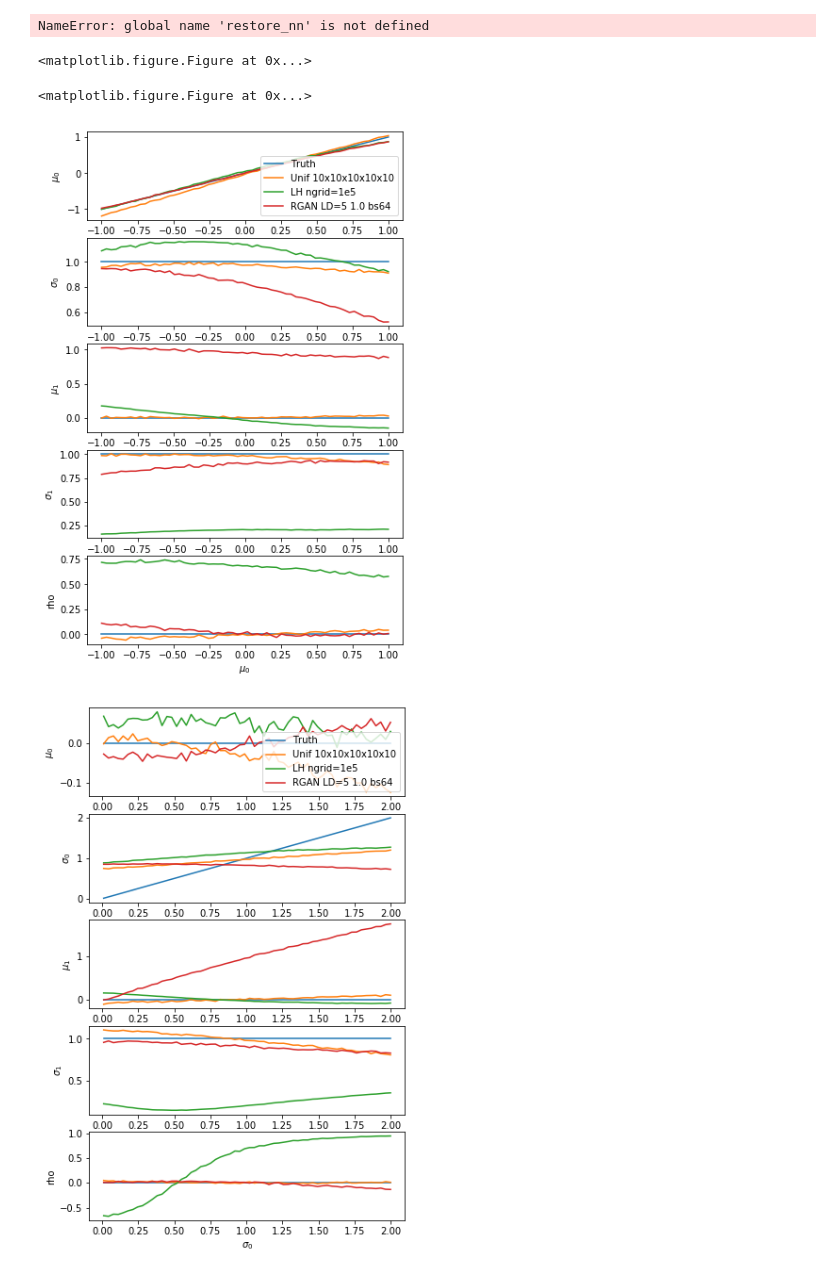
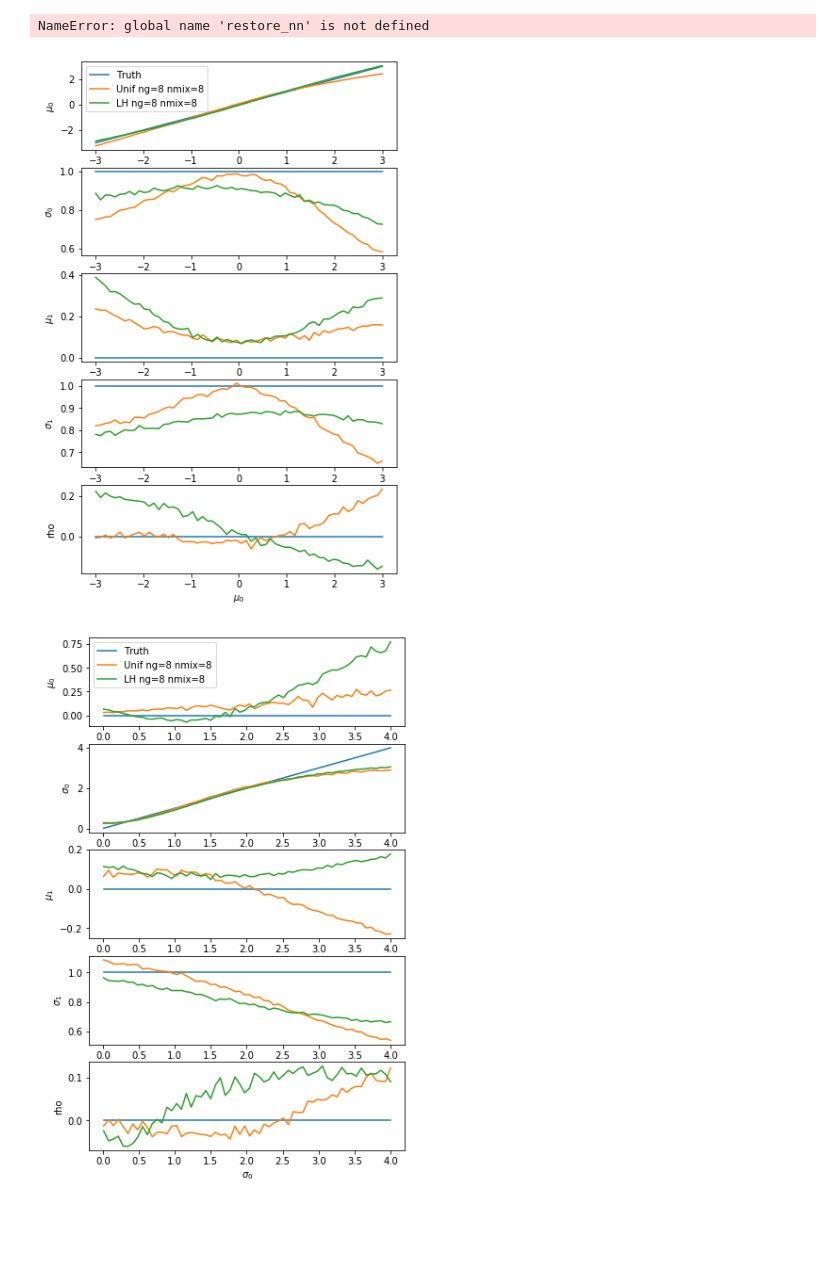
Before and after one commit to RichardFeder-zz/gan-work, a Jupyter notebook: gan_tests.ipynb, the cells around one changed output. Cells and saved outputs as stored; diff of their text form; code cells hidden in the pictures; blank space fills up the shorter version.

Commit message:
mixing in samples from multiple conditional params in each batch, can save intermediate samples

```diff
--- a/gan_tests.ipynb
+++ b/gan_tests.ipynb
@@ -294,9 +296,10 @@ for i, mu in enumerate(mu_range):
 
 def compare_nns(timestr_list, labels, idx = 0, idx2s=[0], nsamp=1000, save=False):
 
-
-    mu_range = np.linspace(-1, 1, 60)
-    sig_range = np.linspace(0.01, 2, 60)
+    mu_range = np.linspace(-3, 3, 60)
+    sig_range = np.linspace(0.01, 4, 60)
+#     mu_range = np.linspace(-1, 1, 60)
+#     sig_range = np.linspace(0.01, 2, 60)
 
     nets = []
     pdicts = []
@@ -313,10 +316,12 @@ def compare_nns(timestr_list, labels, idx = 0, idx2s=[0], nsamp=1000, save=False
 
 
     cond_param_list = np.zeros((60, len(cond_params)))
-    if idx==0 or idx==2 or idx==4:
+    if idx==0 or idx==2:
         val_array = mu_range # same for correlation coefficient as mu
     elif idx==1 or idx==3:
         val_array = sig_range
+    elif idx==4:
+        val_array = np.linspace(-1, 1, 60)
 
     for i, val in enumerate(val_array):
         cond_param_list[i,:] = cond_params
@@ -347,7 +352,8 @@ def compare_nns(timestr_list, labels, idx = 0, idx2s=[0], nsamp=1000, save=False
         plt.subplot(len(idx2s),1, i+1)
         plt.xlabel(pnamelist[idx])
         plt.ylabel(pnamelist[idx2])
-        plt.ylim()
+#         if idx != idx2:
+#             plt.ylim(cparams[0,idx2]-0.2, cparams[0,idx2]+0.2)
         plt.plot(cparams[:,idx], cparams[:,idx2], label='Truth')
         for j in xrange(len(nets)):
             plt.plot(cparams[:,idx], deduce_params[j][:,idx2], label=labels[j])
@@ -358,31 +364,48 @@ def compare_nns(timestr_list, labels, idx = 0, idx2s=[0], nsamp=1000, save=False
     plt.show()
 
     return fig
-# %%
-plt.figure()
-fig1.add_subplot(1,2,1)
-fig2.add_subplot(1,2,2)
-plt.show()
-# %% [output]
-<matplotlib.figure.Figure at 0x...>
-<matplotlib.figure.Figure at 0x...>
 # %%
 # timestr_list = ['20190126-114321', '20190126-114911', '20190126-124350']
 # label_list = ['1d LD=1 NH=32', '1d LD=1 NH=64', 'NH=32 gamma=0.5']
 
 # timestr_list = ['20190125-163106', '20190125-165642', '20190125-162524']
 # label_list = ['RGAN 2000 gam=0.5', 'RGAN LD=5 gam=1.0 bs=64', 'RGAN 2000']
 
 # timestr_list = ['20190126-135746', '20190126-135945', '20190126-140142', '20190126-140238']
 # label_list = ['LH ngrid=16', 'Unif 4 x 4', 'LH ngrid=64', 'Unif 8 x 8']
 
 # timestr_list = ['20190126-140901', '20190126-141142', '20190126-141703', '20190126-141807']
 # label_list = ['LH ngrid=1024', 'Unif 4x4x4x4x4', 'Unif 10x10x10x10x10', 'LH ngrid=1e5']
 
-timestr_list = ['20190126-142238', '20190126-141807', '20190125-165642']
-label_list = ['Unif 10x10x10x10x10', 'LH ngrid=1e5', 'RGAN LD=5 1.0 bs64']
+# timestr_list = ['20190126-142238', '20190126-141807', '20190125-165642']
+# label_list = ['Unif 10x10x10x10x10', 'LH ngrid=1e5', 'RGAN LD=5 1.0 bs64']
+
+# timestr_list = ['20190128-110508', '20190128-110812', '20190128-111004'] # 1d gaussian 2000 samples
+# label_list = ['8 nmix=4', 'nmix=2', 'nmix=4 LD=1']
+
+# timestr_list = ['20190127-230509', '20190127-231600', '20190127-232322', '20190127-232023']
+# label_list = [ 'LD=2', '64 ld=5 3000', 'LH 8', 'Unif 8']
+
+# timestr_list = ['20190127-232322', '20190128-114803', '20190128-115114', '20190128-115615']
+# label_list = ['LH 8', '8 nmix=4', '8 nmix=8', 'LH 8 nmix=4'] # these are all 3000 iterations
+
+# timestr_list = ['20190128-115114', '20190128-115615']
+# label_list = ['Unif ng=8 nmix=4', 'LH ng=8 nmix=4']
+
+timestr_list = ['20190128-114803', '20190128-120228']
+label_list = ['Unif ng=8 nmix=8', 'LH ng=8 nmix=8']
+
+# timestr_list = ['20190128-123646', '20190128-120930']
+# label_list = ['Unif ng=4 nmix=4', 'LH ng=4 nmix=4']
+
+# timestr_list = ['20190128-114803', '20190128-135155']
+# label_list = ['Unif ng=8 nmix=8', 'Unif ng=8 nmix=16']
+
 for x in xrange(5):
     fig1 = compare_nns(timestr_list, label_list, idx=x, idx2s=[0, 1, 2, 3, 4], save=False, nsamp=10000)
+
+# for x in xrange(2):
+#     fig1 = compare_nns(timestr_list, label_list, idx=x, idx2s=[0, 1], save=False, nsamp=10000)
 # %% [output]
-[figure, old version]
+[figure, new version]
-[figure, old version]
+[figure, new version]
```
Also changed, not shown: parts of 3 cells of this notebook, 2 other files.
